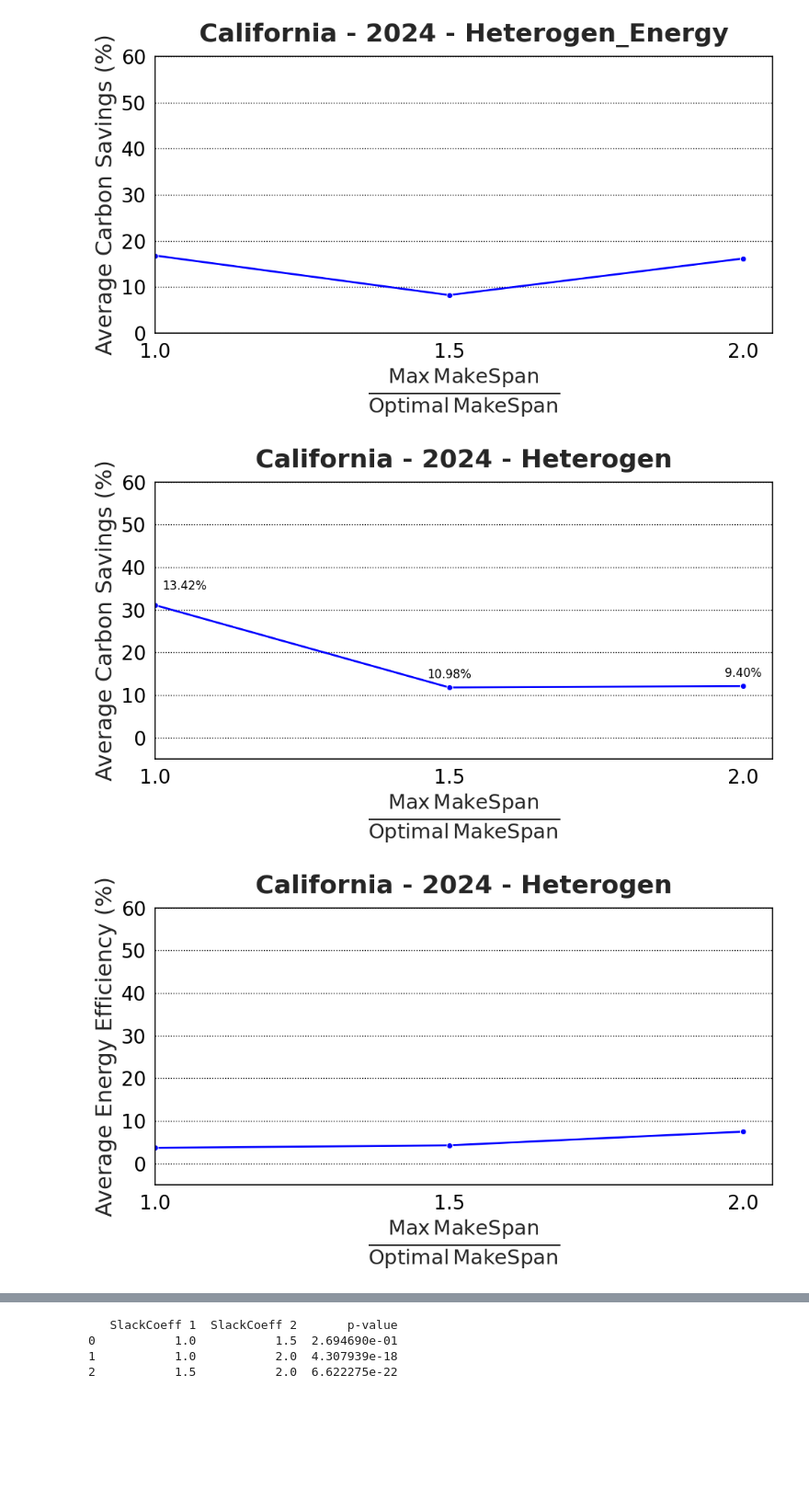
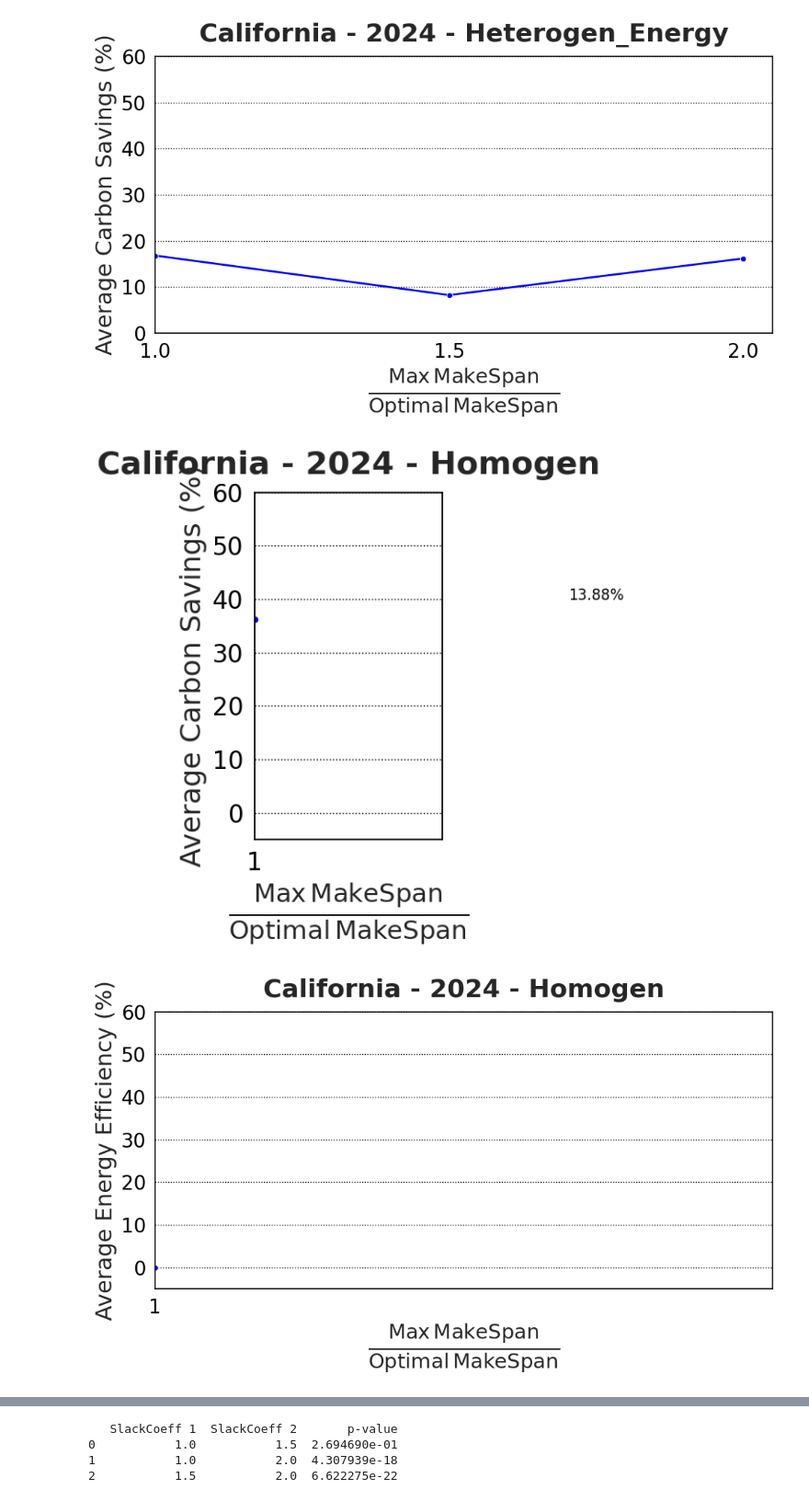
Before and after one commit to rbostandoust/GreenSys26-DAG, a Jupyter notebook: Plot/PlotCode.ipynb, the cells around one changed output, grey strips where cells are left out. Shown at 92% size. Cells and saved outputs as stored; diff of their text form; code cells hidden in the pictures; blank space fills up the shorter version.

```diff
--- a/Plot/PlotCode.ipynb
+++ b/Plot/PlotCode.ipynb
@@ -6,22 +6,23 @@
 import pandas as pd
 import glob
 import os
-location = "AU-SA"
-# location = "California"
+# location = "AU-SA"
+location = "California"
 #############
-# folder_type = "Homogen"
+folder_type = "Homogen"
 # folder_type = "Heterogen"
-folder_type = "Heterogen_Energy"
+# folder_type = "Heterogen_Energy"
 ############
 # root_dir = f"../Logs/GeneralExp"
 root_dir = f"../Logs/GeneralExpv2/{folder_type}/{location}"
 num_jobs = 10
-num_servers = 15
+num_servers = 5
+num_operations = 5
 #############
 
 # Define the pattern
-# pattern = f"{num_jobs}J_{num_servers}S_3O_MeanOp=7_v*.csv"
-pattern = f"{num_jobs}J_{num_servers}S_3O_MeanOp=7_MixedObjective_v*.csv"
+pattern = f"{num_jobs}J_{num_servers}S_{num_operations}O_MeanOp=7_v*.csv"
+# pattern = f"{num_jobs}J_{num_servers}S_{num_operations}O_MeanOp=7_MixedObjective_v*.csv"
 
 # Get list of matching files
 csv_files = glob.glob(f"{root_dir}/{pattern}")
@@ -204,7 +203,8 @@ save_fig = False
 plot_types = ["Carbon Savings", "Energy Efficiency"]
 column_names = ["CarbonSavings(%)", "EnergySavings(%)"]
 for plot_index, plot_type in enumerate(plot_types):
-    save_file_path = f"./GeneralExpv2/{folder_type}/LinePlot-{location}-{plot_type}_MixedObjective.png"
+    save_file_path = f"./GeneralExpv2/{folder_type}/LinePlot-{location}-{plot_type}.png"
+    # save_file_path = f"./GeneralExpv2/{folder_type}/LinePlot-{location}-{plot_type}_MixedObjective.png"
     directory = os.path.dirname(save_file_path)
     os.makedirs(directory, exist_ok=True)
 
@@ -242,35 +242,35 @@ for plot_index, plot_type in enumerate(plot_types):
     ax.grid(axis='x', visible=False)  # No x-grid
     ax.grid(axis='y', which='major', color='black', linestyle=':', linewidth=1)
 
     # Black border and ticks
     ax.tick_params(axis='both', color='black', labelcolor='black')
     for spine in ax.spines.values():
         spine.set_edgecolor('black')
 
     ax.set_title(f"{location} - 2024 - {folder_type}", fontsize=26, fontweight="bold", pad=15)
 
     # Annotate each point with UtilizationRatio
     if plot_type == "Carbon Savings":
         for index, row in df_plot.iterrows():
             utilization_ratio = row['UtilizationRatio']
             x_pos = row['SlackCoeff']
             y_pos = row[column_names[plot_index]]
 
             # If it's the first point, adjust it slightly to the right
             if index == 0:
                 ax.text(float(x_pos) - 0.9, y_pos + 3, f"{utilization_ratio:.2f}%",
                         color='black', fontsize=12, ha='center', va='bottom')
             else:
                 ax.text(x_pos, y_pos + 1.5, f"{utilization_ratio:.2f}%",
                         color='black', fontsize=12, ha='center', va='bottom')
 
     plt.tight_layout()
     if save_fig:
         plt.savefig(save_file_path, dpi=300, bbox_inches='tight')
     plt.show()
 # %% [output]
-[figure, old version]
+[figure, new version]
-[figure, old version]
+[figure, new version]
 # %%
 import matplotlib.pyplot as plt
 import seaborn as sns
```
Also changed, not shown: parts of 6 cells of this notebook, 1 other file.
